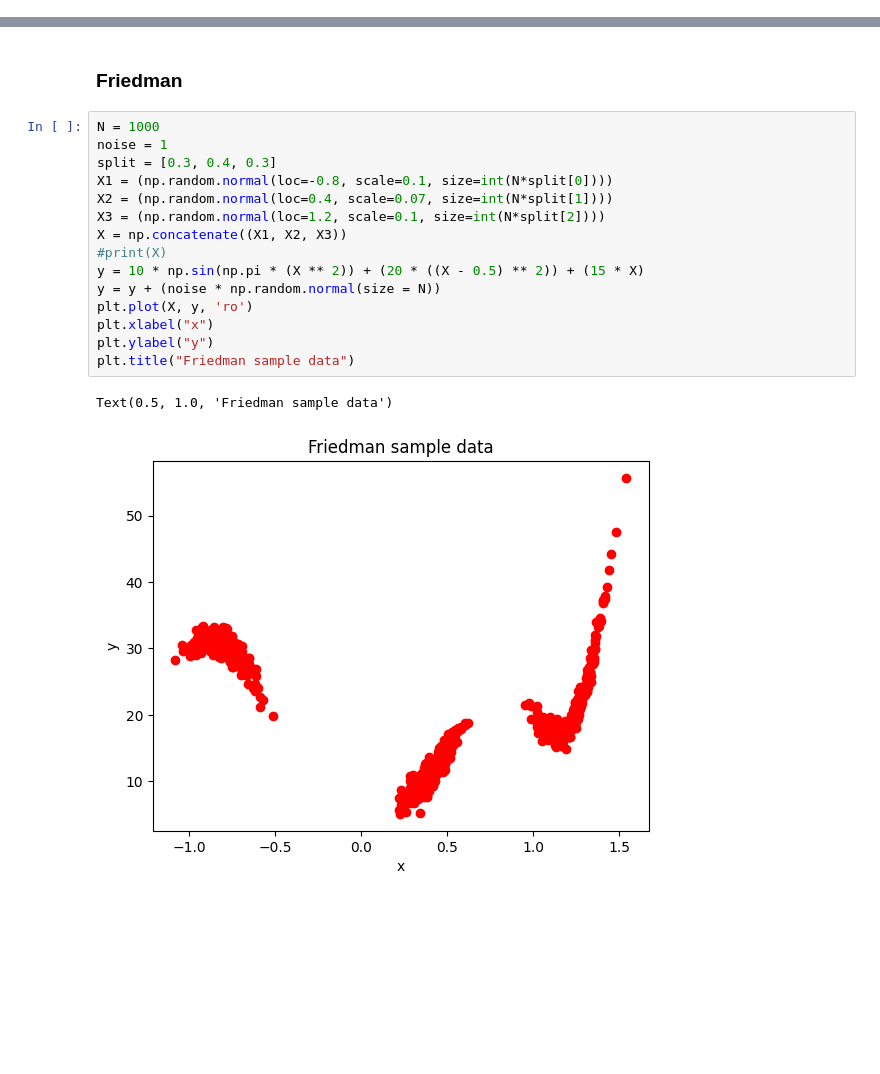
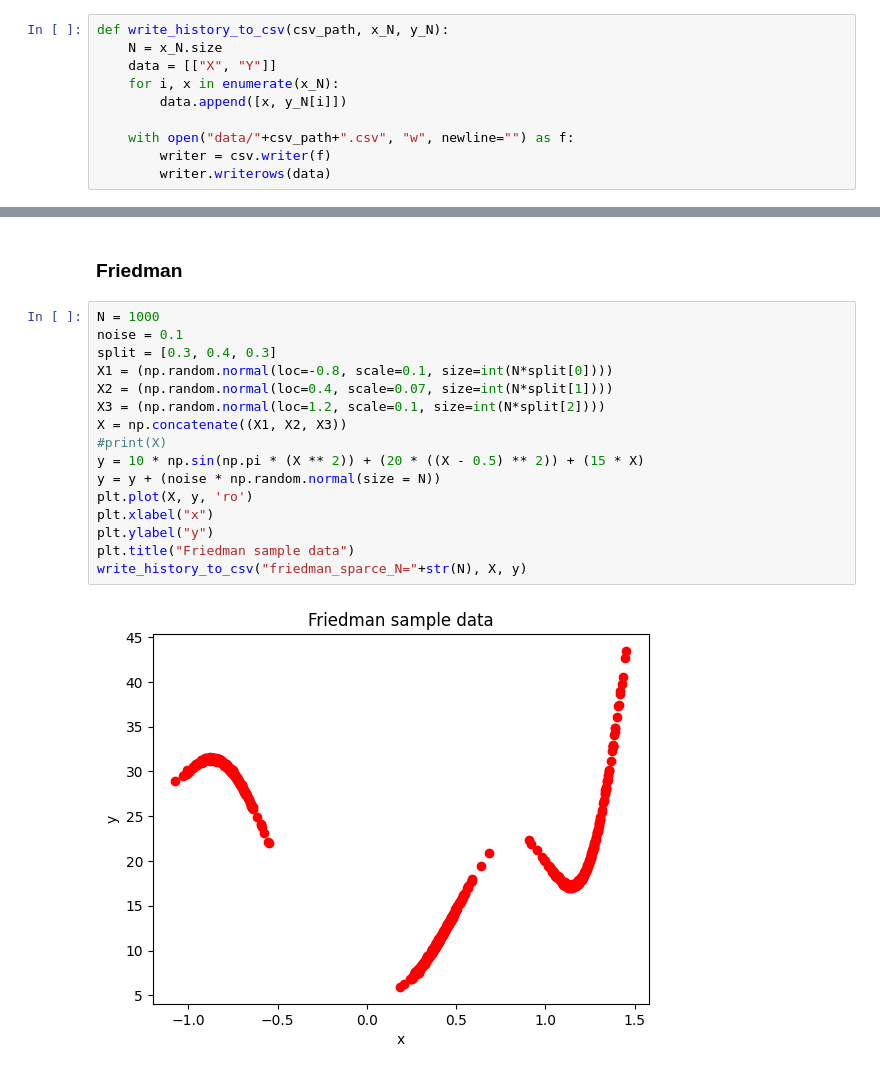
Before and after one commit to shanethomaswilliams/gp_vs_sngp, a Jupyter notebook: dataset.ipynb, the cells around one changed output, grey strips where cells are left out. Cells and saved outputs as stored; diff of their text form; blank space fills up the shorter version.

Commit message:
Add files via upload
Updated to save data

```diff
--- a/dataset.ipynb
+++ b/dataset.ipynb
@@ -55,6 +56,16 @@ print("Final device:", device)
 REPO_ROOT: /Users/kailashfaris/Desktop/Tufts/cs136 (StatPatt)/project/shanethomaswilliams-sngp-sandbox-179f27b
 Using MPS (Apple Metal)
 Final device: mps
+# %%
+def write_history_to_csv(csv_path, x_N, y_N):
+    N = x_N.size
+    data = [["X", "Y"]]
+    for i, x in enumerate(x_N):
+        data.append([x, y_N[i]])
+
+    with open("data/"+csv_path+".csv", "w", newline="") as f:
+        writer = csv.writer(f)
+        writer.writerows(data)
 # %% [markdown]
 # Full Regressions
 # %% [markdown]
@@ -119,19 +164,19 @@ Text(0.5, 1.0, 'Linear sample data, N = 30 datapoints, noise = 00.01')
 ### Friedman
 # %%
 N = 1000
-noise = 1
+noise = 0.1
 split = [0.3, 0.4, 0.3]
 X1 = (np.random.normal(loc=-0.8, scale=0.1, size=int(N*split[0])))
 X2 = (np.random.normal(loc=0.4, scale=0.07, size=int(N*split[1])))
 X3 = (np.random.normal(loc=1.2, scale=0.1, size=int(N*split[2])))
 X = np.concatenate((X1, X2, X3))
 #print(X)
 y = 10 * np.sin(np.pi * (X ** 2)) + (20 * ((X - 0.5) ** 2)) + (15 * X)
 y = y + (noise * np.random.normal(size = N))
 plt.plot(X, y, 'ro')
 plt.xlabel("x")
 plt.ylabel("y")
 plt.title("Friedman sample data")
+write_history_to_csv("friedman_sparce_N="+str(N), X, y)
 # %% [output]
-Text(0.5, 1.0, 'Friedman sample data')
-[figure, old version]
+[figure, new version]
```
Also changed, not shown: parts of 6 cells of this notebook.
